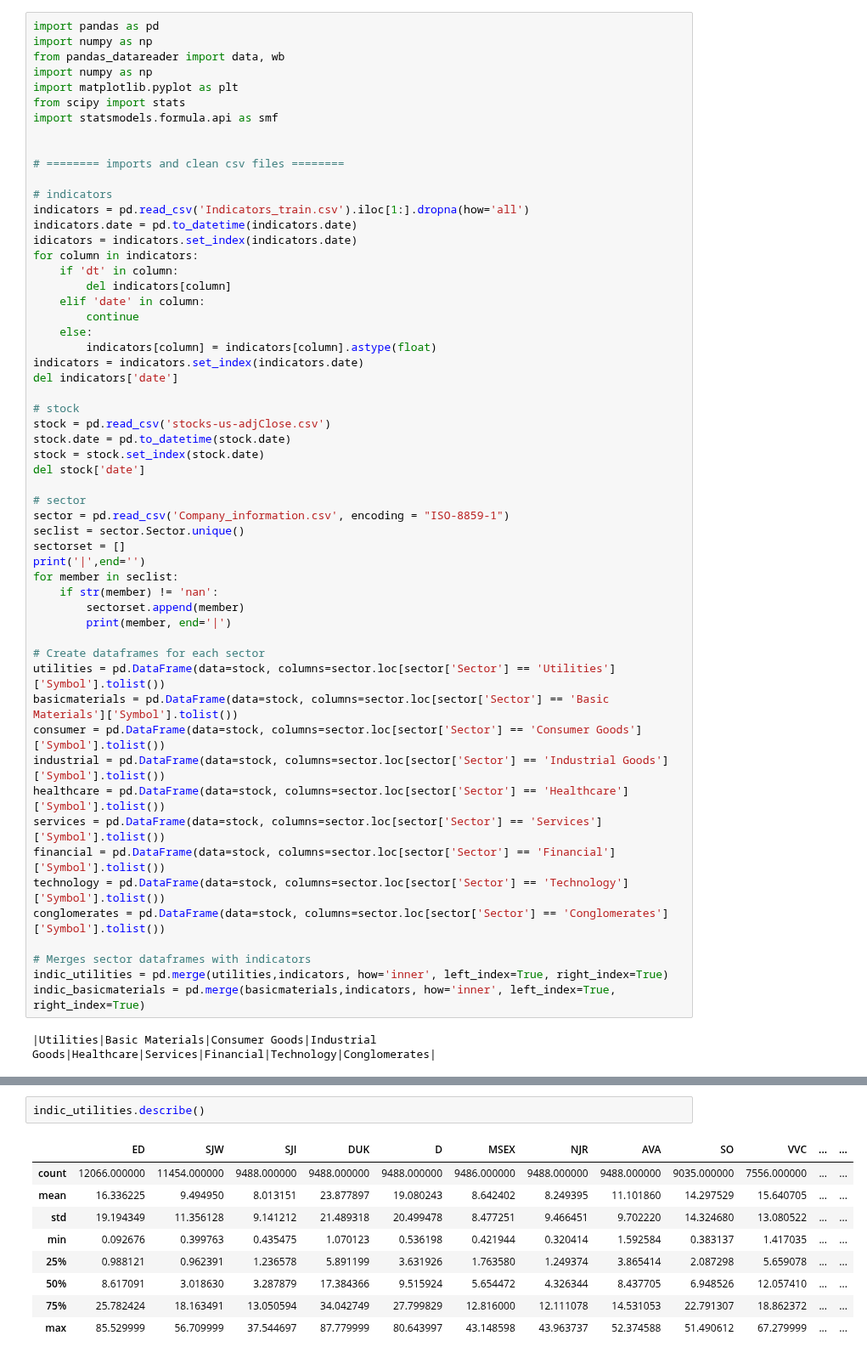
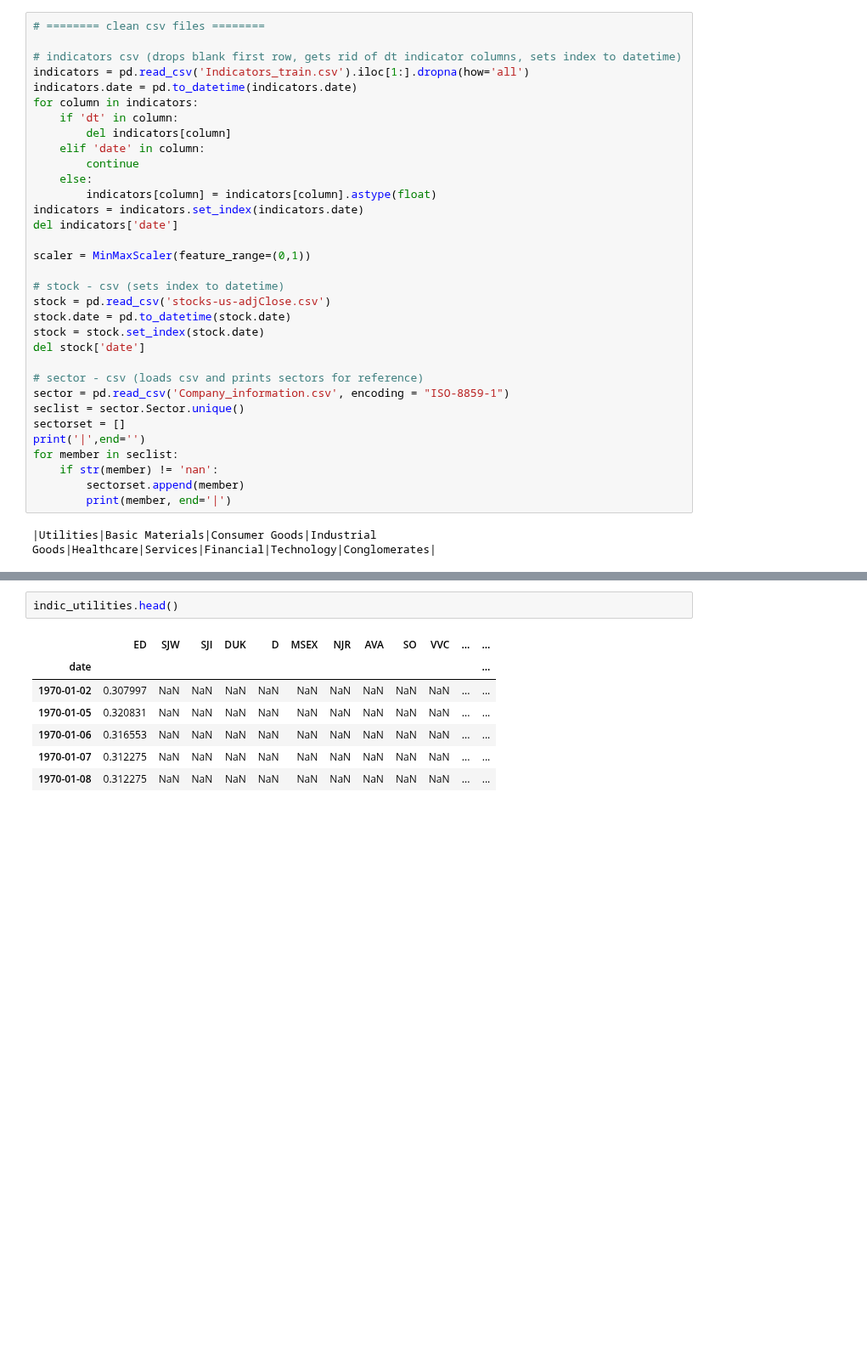
Before and after one commit to kimrharper/data_science_nltk, a Jupyter notebook: stock/stock_prediction.ipynb, the cells around one changed output, grey strips where cells are left out. Shown at 85% size. Cells and saved outputs as stored; diff of their text form; blank space fills up the shorter version.

```diff
--- a/stock/stock_prediction.ipynb
+++ b/stock/stock_prediction.ipynb
@@ -17,19 +26,9 @@
 # %%
-import pandas as pd
-import numpy as np
-from pandas_datareader import data, wb
-import numpy as np
-import matplotlib.pyplot as plt
-from scipy import stats
-import statsmodels.formula.api as smf
+# ======== clean csv files ========
 
-
-# ======== imports and clean csv files ========
-
-# indicators
+# indicators csv (drops blank first row, gets rid of dt indicator columns, sets index to datetime)
 indicators = pd.read_csv('Indicators_train.csv').iloc[1:].dropna(how='all')
 indicators.date = pd.to_datetime(indicators.date)
-idicators = indicators.set_index(indicators.date)
 for column in indicators:
     if 'dt' in column:
         del indicators[column]
@@ -40,13 +39,15 @@ for column in indicators:
 indicators = indicators.set_index(indicators.date)
 del indicators['date']
 
-# stock
+scaler = MinMaxScaler(feature_range=(0,1))
+
+# stock - csv (sets index to datetime)
 stock = pd.read_csv('stocks-us-adjClose.csv')
 stock.date = pd.to_datetime(stock.date)
 stock = stock.set_index(stock.date)
 del stock['date']
 
-# sector
+# sector - csv (loads csv and prints sectors for reference)
 sector = pd.read_csv('Company_information.csv', encoding = "ISO-8859-1")
 seclist = sector.Sector.unique()
 sectorset = []
@@ -55,20 +56,5 @@ for member in seclist:
     if str(member) != 'nan':
         sectorset.append(member)
         print(member, end='|')
-
-# Create dataframes for each sector
-utilities = pd.DataFrame(data=stock, columns=sector.loc[sector['Sector'] == 'Utilities']['Symbol'].tolist())
-basicmaterials = pd.DataFrame(data=stock, columns=sector.loc[sector['Sector'] == 'Basic Materials']['Symbol'].tolist())
-consumer = pd.DataFrame(data=stock, columns=sector.loc[sector['Sector'] == 'Consumer Goods']['Symbol'].tolist())
-industrial = pd.DataFrame(data=stock, columns=sector.loc[sector['Sector'] == 'Industrial Goods']['Symbol'].tolist())
-healthcare = pd.DataFrame(data=stock, columns=sector.loc[sector['Sector'] == 'Healthcare']['Symbol'].tolist())
-services = pd.DataFrame(data=stock, columns=sector.loc[sector['Sector'] == 'Services']['Symbol'].tolist())
-financial = pd.DataFrame(data=stock, columns=sector.loc[sector['Sector'] == 'Financial']['Symbol'].tolist())
-technology = pd.DataFrame(data=stock, columns=sector.loc[sector['Sector'] == 'Technology']['Symbol'].tolist())
-conglomerates = pd.DataFrame(data=stock, columns=sector.loc[sector['Sector'] == 'Conglomerates']['Symbol'].tolist())
-
-# Merges sector dataframes with indicators
-indic_utilities = pd.merge(utilities,indicators, how='inner', left_index=True, right_index=True)
-indic_basicmaterials = pd.merge(basicmaterials,indicators, how='inner', left_index=True, right_index=True)
 # %% [output]
 |Utilities|Basic Materials|Consumer Goods|Industrial Goods|Healthcare|Services|Financial|Technology|Conglomerates|
@@ -75,12 +80,10 @@ indic_basicmaterials = pd.merge(basicmaterials,indicators, how='inner', left_ind
 # %%
-indic_utilities.describe()
+indic_utilities.head()
 # %% [output]
 |  | ED | SJW | SJI | DUK | D | MSEX | NJR | AVA | SO | VVC | ... | ... |
-| count | 12066.000000 | 11454.000000 | 9488.000000 | 9488.000000 | 9488.000000 | 9486.000000 | 9488.000000 | 9488.000000 | 9035.000000 | 7556.000000 | ... | ... |
-| mean | 16.336225 | 9.494950 | 8.013151 | 23.877897 | 19.080243 | 8.642402 | 8.249395 | 11.101860 | 14.297529 | 15.640705 | ... | ... |
-| std | 19.194349 | 11.356128 | 9.141212 | 21.489318 | 20.499478 | 8.477251 | 9.466451 | 9.702220 | 14.324680 | 13.080522 | ... | ... |
-| min | 0.092676 | 0.399763 | 0.435475 | 1.070123 | 0.536198 | 0.421944 | 0.320414 | 1.592584 | 0.383137 | 1.417035 | ... | ... |
-| 25% | 0.988121 | 0.962391 | 1.236578 | 5.891199 | 3.631926 | 1.763580 | 1.249374 | 3.865414 | 2.087298 | 5.659078 | ... | ... |
-| 50% | 8.617091 | 3.018630 | 3.287879 | 17.384366 | 9.515924 | 5.654472 | 4.326344 | 8.437705 | 6.948526 | 12.057410 | ... | ... |
-| 75% | 25.782424 | 18.163491 | 13.050594 | 34.042749 | 27.799829 | 12.816000 | 12.111078 | 14.531053 | 22.791307 | 18.862372 | ... | ... |
-| max | 85.529999 | 56.709999 | 37.544697 | 87.779999 | 80.643997 | 43.148598 | 43.963737 | 52.374588 | 51.490612 | 67.279999 | ... | ... |
+| date |  |  |  |  |  |  |  |  |  |  |  | ... |
+| 1970-01-02 | 0.307997 | NaN | NaN | NaN | NaN | NaN | NaN | NaN | NaN | NaN | ... | ... |
+| 1970-01-05 | 0.320831 | NaN | NaN | NaN | NaN | NaN | NaN | NaN | NaN | NaN | ... | ... |
+| 1970-01-06 | 0.316553 | NaN | NaN | NaN | NaN | NaN | NaN | NaN | NaN | NaN | ... | ... |
+| 1970-01-07 | 0.312275 | NaN | NaN | NaN | NaN | NaN | NaN | NaN | NaN | NaN | ... | ... |
+| 1970-01-08 | 0.312275 | NaN | NaN | NaN | NaN | NaN | NaN | NaN | NaN | NaN | ... | ... |
```
Also changed, not shown: parts of 10 cells of this notebook.
